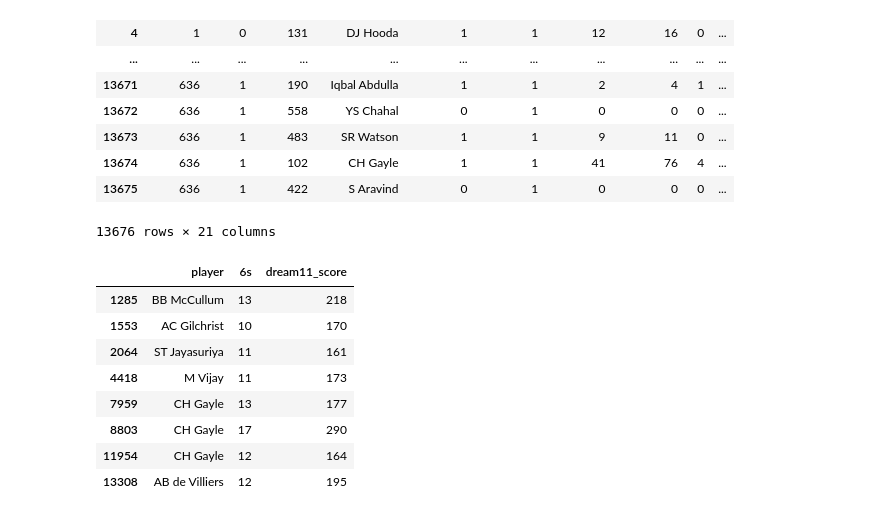
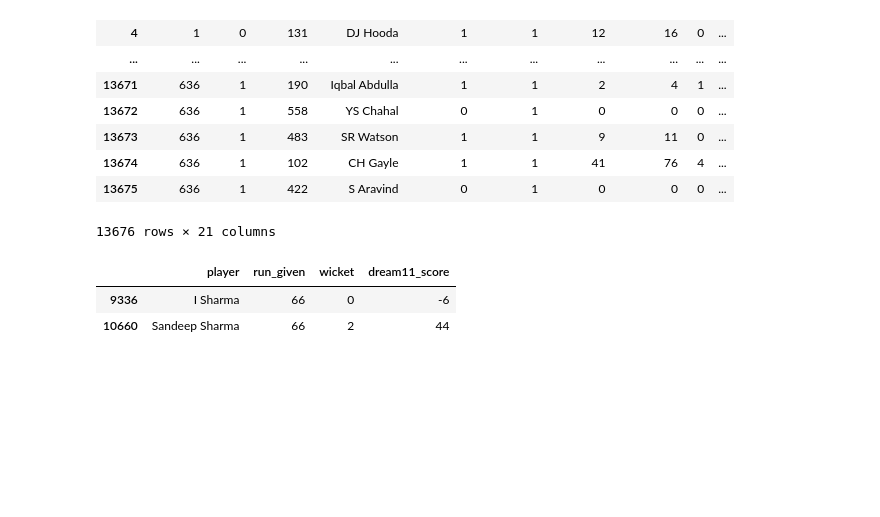
Before and after one commit to kaumil-mg/Code-Basics-Challenge, a Jupyter notebook: SteamLit Projects/IPL/d11_pred.ipynb, the cells around one changed output. Cells and saved outputs as stored; diff of their text form; code cells hidden in the pictures; blank space fills up the shorter version.

```diff
--- a/SteamLit Projects/IPL/d11_pred.ipynb
+++ b/SteamLit Projects/IPL/d11_pred.ipynb
@@ -45,14 +45,8 @@ ipl
 | 13675 | 636 | 1 | 422 | S Aravind | 0 | 1 | 0 | 0 | 0 | ... |
 13676 rows × 21 columns
 # %%
-ipl[['player','6s','dream11_score']][ipl['6s']>=10]
+ipl[['player','run_given','wicket','dream11_score']][ipl['run_given']==66]
 # %% [output]
-|  | player | 6s | dream11_score |
-| 1285 | BB McCullum | 13 | 218 |
-| 1553 | AC Gilchrist | 10 | 170 |
-| 2064 | ST Jayasuriya | 11 | 161 |
-| 4418 | M Vijay | 11 | 173 |
-| 7959 | CH Gayle | 13 | 177 |
-| 8803 | CH Gayle | 17 | 290 |
-| 11954 | CH Gayle | 12 | 164 |
-| 13308 | AB de Villiers | 12 | 195 |
+|  | player | run_given | wicket | dream11_score |
+| 9336 | I Sharma | 66 | 0 | -6 |
+| 10660 | Sandeep Sharma | 66 | 2 | 44 |
```
Also changed, not shown: parts of 22 cells of this notebook, 1 other file.
